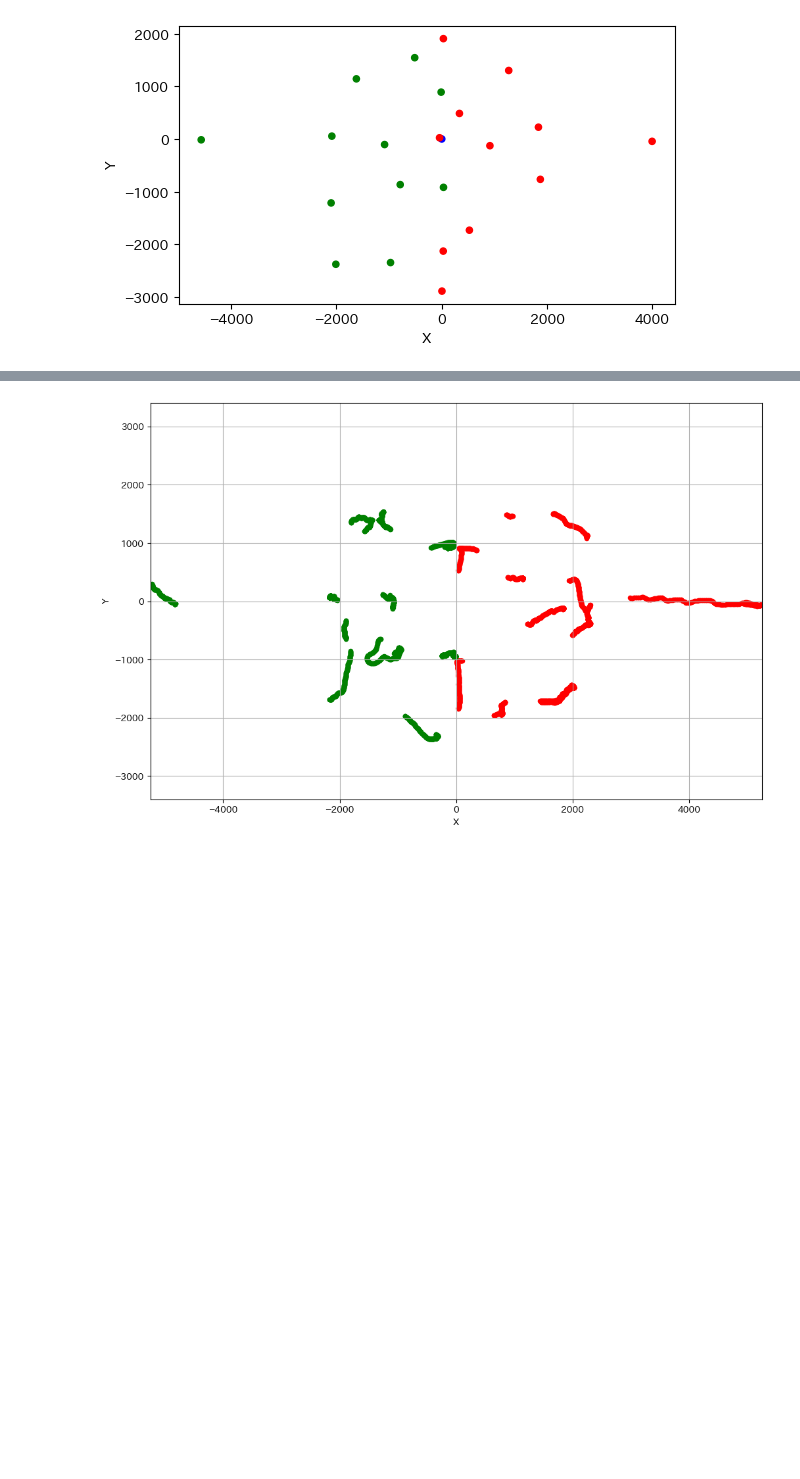
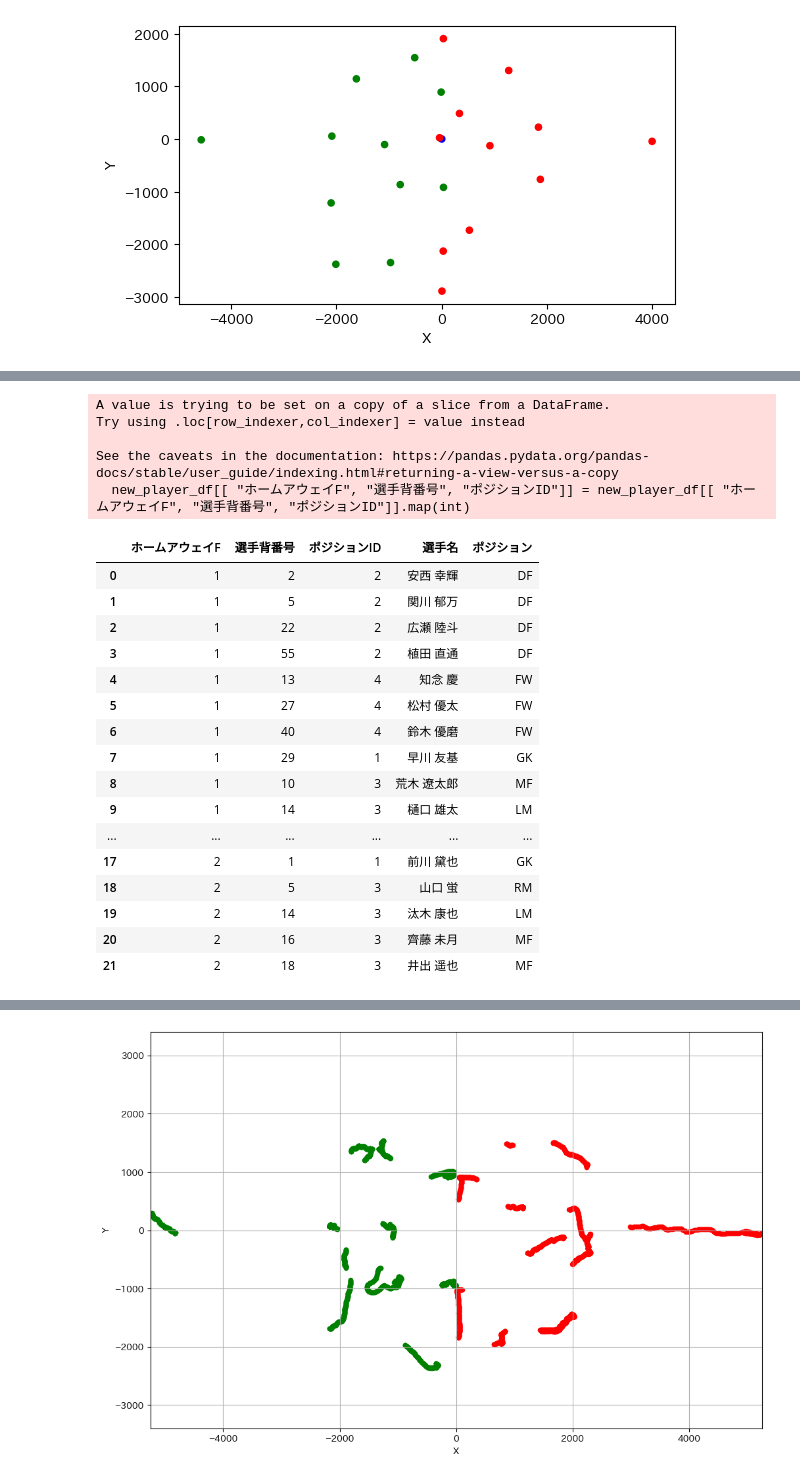
Before and after one commit to rakawanegan/pbl-ssc_with_gfootball, a Jupyter notebook: notebooks/input_analysis.ipynb, the cells around one changed output, grey strips where cells are left out. Saved outputs shown, nothing was run; the diff lists cells and outputs as text; code cells hidden in the pictures; blank space fills up the shorter version.

```diff
--- a/notebooks/input_analysis.ipynb
+++ b/notebooks/input_analysis.ipynb
@@ -128,0 +158,54 @@ plt.show()
+# %%
+def assosiate_player_detail_role(player_df, init_frame_tracking_df):
+    player_df = player_df.copy()
+    init_frame_tracking_df = init_frame_tracking_df.copy()
+
+    tempdf = tracking_framedf.merge(
+        player_df[["ホームアウェイF", "選手背番号", "ポジション", "ポジションID", "選手名"]],
+        left_on=["HA", "No"],
+        right_on=["ホームアウェイF", "選手背番号"],
+        how="left"
+    )
+    tempdf = tempdf.loc[tempdf["HA"] != 0]
+
+    new_row = list()
+    for ha, ha_df in tempdf.groupby("HA"):
+        for pos, pos_df in ha_df.groupby("ポジション"):
+            if pos == "DF" and len(pos_df) == 4:
+                pos_df.loc[pos_df["Y"].idxmax(), "ポジション"] = "LB"
+                pos_df.loc[pos_df["Y"].idxmin(), "ポジション"] = "RB"
+
+            elif pos == "MF" and len(pos_df) >= 3:
+                pos_df.loc[pos_df["Y"].idxmax(), "ポジション"] = "LM"
+                pos_df.loc[pos_df["Y"].idxmin(), "ポジション"] = "RM"
+
+            new_row.append(pos_df)
+    new_df = pd.concat(new_row, ignore_index=True)
+    new_player_df = new_df[["ホームアウェイF", "選手背番号", "ポジションID", "選手名", "ポジション"]]
+    new_player_df[[ "ホームアウェイF", "選手背番号", "ポジションID"]] = new_player_df[[ "ホームアウェイF", "選手背番号", "ポジションID"]].map(int)
+    return new_player_df
+# %%
+assosiate_player_detail_role(player_df, tracking_framedf)
+# %% [output]
+A value is trying to be set on a copy of a slice from a DataFrame.
+Try using .loc[row_indexer,col_indexer] = value instead
+
+See the caveats in the documentation: https://pandas.pydata.org/pandas-docs/stable/user_guide/indexing.html#returning-a-view-versus-a-copy
+  new_player_df[[ "ホームアウェイF", "選手背番号", "ポジションID"]] = new_player_df[[ "ホームアウェイF", "選手背番号", "ポジションID"]].map(int)
+|  | ホームアウェイF | 選手背番号 | ポジションID | 選手名 | ポジション |
+| 0 | 1 | 2 | 2 | 安西 幸輝 | DF |
+| 1 | 1 | 5 | 2 | 関川 郁万 | DF |
+| 2 | 1 | 22 | 2 | 広瀬 陸斗 | DF |
+| 3 | 1 | 55 | 2 | 植田 直通 | DF |
+| 4 | 1 | 13 | 4 | 知念 慶 | FW |
+| 5 | 1 | 27 | 4 | 松村 優太 | FW |
+| 6 | 1 | 40 | 4 | 鈴木 優磨 | FW |
+| 7 | 1 | 29 | 1 | 早川 友基 | GK |
+| 8 | 1 | 10 | 3 | 荒木 遼太郎 | MF |
+| 9 | 1 | 14 | 3 | 樋口 雄太 | LM |
+| ... | ... | ... | ... | ... | ... |
+| 17 | 2 | 1 | 1 | 前川 黛也 | GK |
+| 18 | 2 | 5 | 3 | 山口 蛍 | RM |
+| 19 | 2 | 14 | 3 | 汰木 康也 | LM |
+| 20 | 2 | 16 | 3 | 齊藤 未月 | MF |
+| 21 | 2 | 18 | 3 | 井出 遥也 | MF |
```
Also changed, not shown: parts of 7 cells of this notebook, 7 other files.
